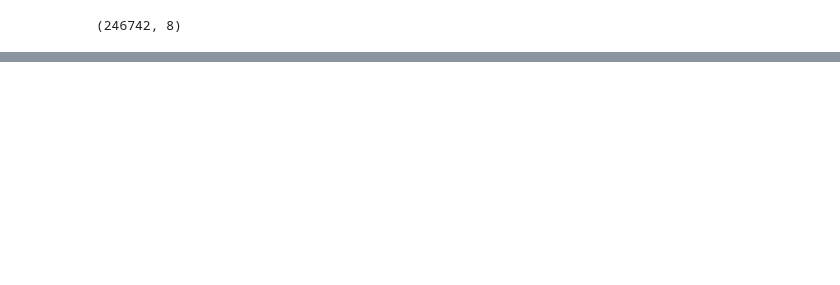
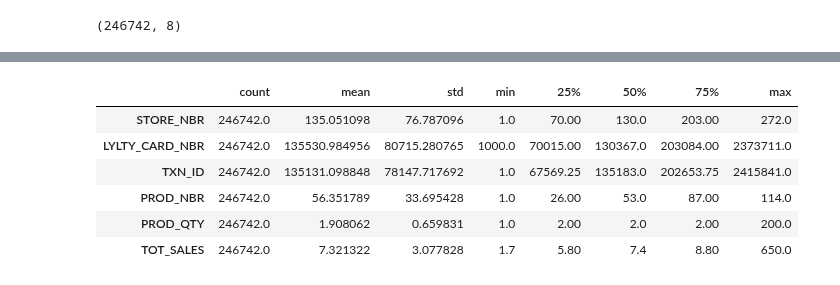
Before and after one commit to lawalsegun2025/forage_projects, a Jupyter notebook: 004_Quantium_Data_Analytics/1_data_preparation_and_customer_analytics/notebook/data_preparation_and_customer_analytics.ipynb, the cells around one changed output, grey strips where cells are left out. Saved outputs shown, nothing was run; the diff lists cells and outputs as text; code cells hidden in the pictures; blank space fills up the shorter version.

```diff
--- a/004_Quantium_Data_Analytics/1_data_preparation_and_customer_analytics/notebook/data_preparation_and_customer_analytics.ipynb
+++ b/004_Quantium_Data_Analytics/1_data_preparation_and_customer_analytics/notebook/data_preparation_and_customer_analytics.ipynb
@@ -340,0 +373,10 @@ transaction_df.shape
+# %%
+transaction_df.describe().T
+# %% [output]
+|  | count | mean | std | min | 25% | 50% | 75% | max |
+| STORE_NBR | 246742.0 | 135.051098 | 76.787096 | 1.0 | 70.00 | 130.0 | 203.00 | 272.0 |
+| LYLTY_CARD_NBR | 246742.0 | 135530.984956 | 80715.280765 | 1000.0 | 70015.00 | 130367.0 | 203084.00 | 2373711.0 |
+| TXN_ID | 246742.0 | 135131.098848 | 78147.717692 | 1.0 | 67569.25 | 135183.0 | 202653.75 | 2415841.0 |
+| PROD_NBR | 246742.0 | 56.351789 | 33.695428 | 1.0 | 26.00 | 53.0 | 87.00 | 114.0 |
+| PROD_QTY | 246742.0 | 1.908062 | 0.659831 | 1.0 | 2.00 | 2.0 | 2.00 | 200.0 |
+| TOT_SALES | 246742.0 | 7.321322 | 3.077828 | 1.7 | 5.80 | 7.4 | 8.80 | 650.0 |
```
Also changed, not shown: parts of 10 cells of this notebook.
